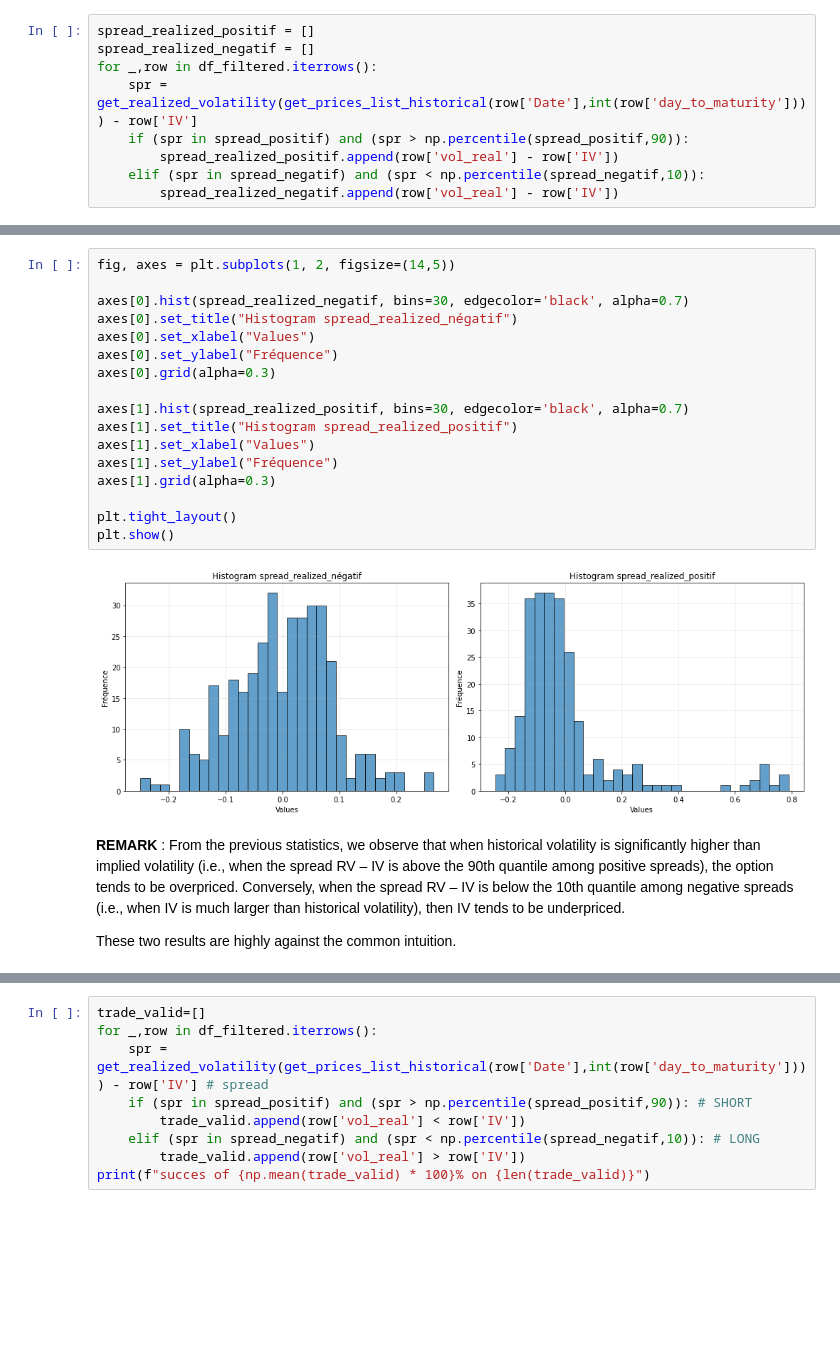
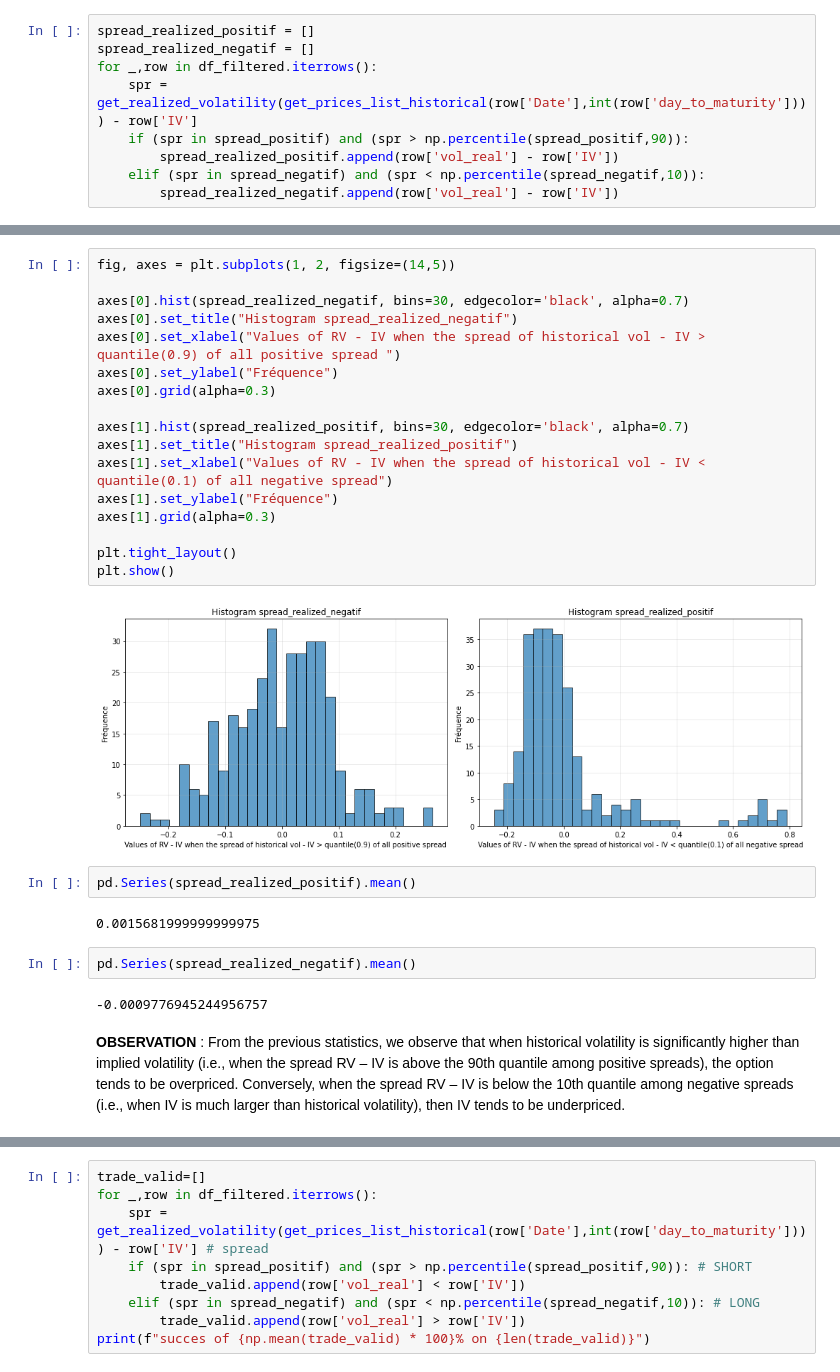
Before and after one commit to jasonTor/Alpha_Volatility_Strategy, a Jupyter notebook: exploratory_analysis2.ipynb, the cells around one changed output, grey strips where cells are left out. Saved outputs shown, nothing was run; the diff lists cells and outputs as text; blank space fills up the shorter version.

```diff
--- a/exploratory_analysis2.ipynb
+++ b/exploratory_analysis2.ipynb
@@ -370,24 +375,30 @@ dtype: float64
 # %%
 fig, axes = plt.subplots(1, 2, figsize=(14,5))
 
 axes[0].hist(spread_realized_negatif, bins=30, edgecolor='black', alpha=0.7)
-axes[0].set_title("Histogram spread_realized_négatif")
-axes[0].set_xlabel("Values")
+axes[0].set_title("Histogram spread_realized_negatif")
+axes[0].set_xlabel("Values of RV - IV when the spread of historical vol - IV > quantile(0.9) of all positive spread ")
 axes[0].set_ylabel("Fréquence")
 axes[0].grid(alpha=0.3)
 
 axes[1].hist(spread_realized_positif, bins=30, edgecolor='black', alpha=0.7)
 axes[1].set_title("Histogram spread_realized_positif")
-axes[1].set_xlabel("Values")
+axes[1].set_xlabel("Values of RV - IV when the spread of historical vol - IV < quantile(0.1) of all negative spread")
 axes[1].set_ylabel("Fréquence")
 axes[1].grid(alpha=0.3)
 
 plt.tight_layout()
 plt.show()
 # %% [output]
-[figure, old version]
+[figure, new version]
+# %%
+pd.Series(spread_realized_positif).mean()
+# %% [output]
+0.0015681999999999975
+# %%
+pd.Series(spread_realized_negatif).mean()
+# %% [output]
+-0.0009776945244956757
 # %% [markdown]
-**REMARK** : From the previous statistics, we observe that when historical volatility is significantly higher than implied volatility (i.e., when the spread RV – IV is above the 90th quantile among positive spreads), the option tends to be overpriced.
+**OBSERVATION** : From the previous statistics, we observe that when historical volatility is significantly higher than implied volatility (i.e., when the spread RV – IV is above the 90th quantile among positive spreads), the option tends to be overpriced.
 Conversely, when the spread RV – IV is below the 10th quantile among negative spreads (i.e., when IV is much larger than historical volatility), then IV tends to be underpriced.
-
-These two results are highly against the common intuition.
```
Also changed, not shown: parts of 58 cells of this notebook, 6 other files.
